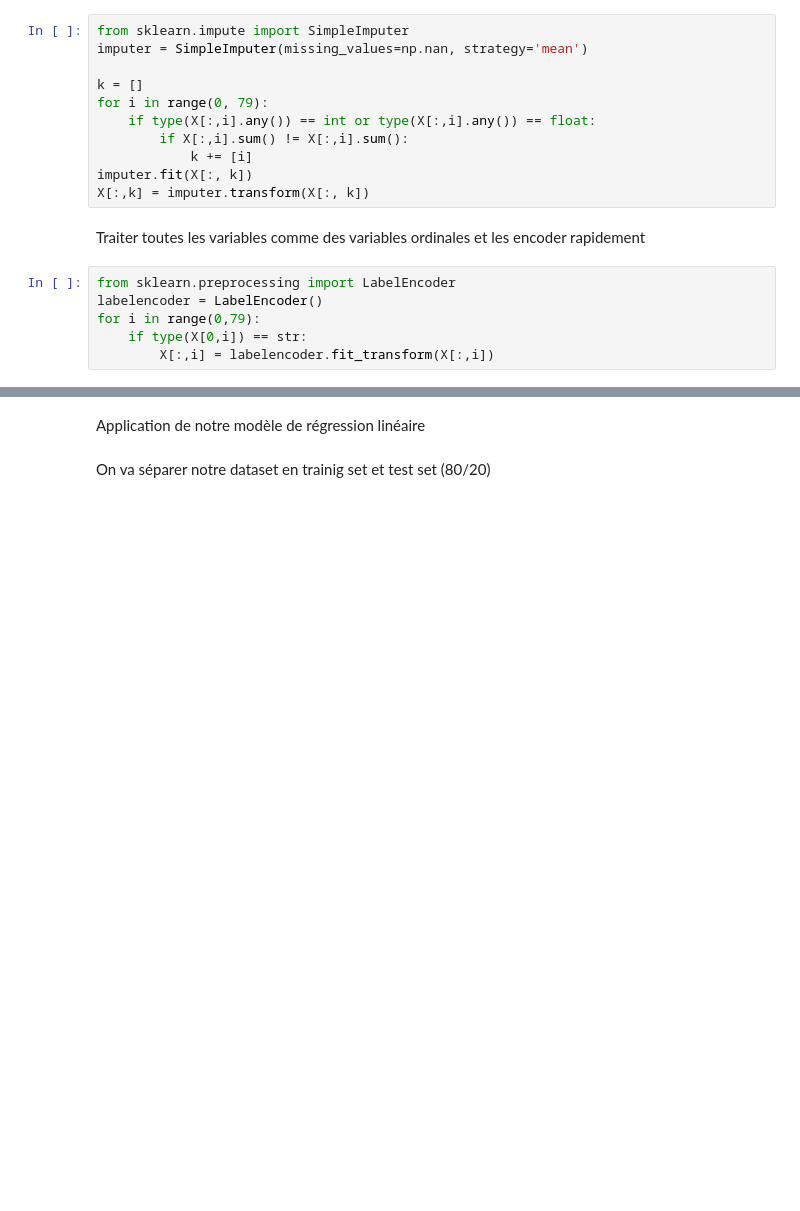
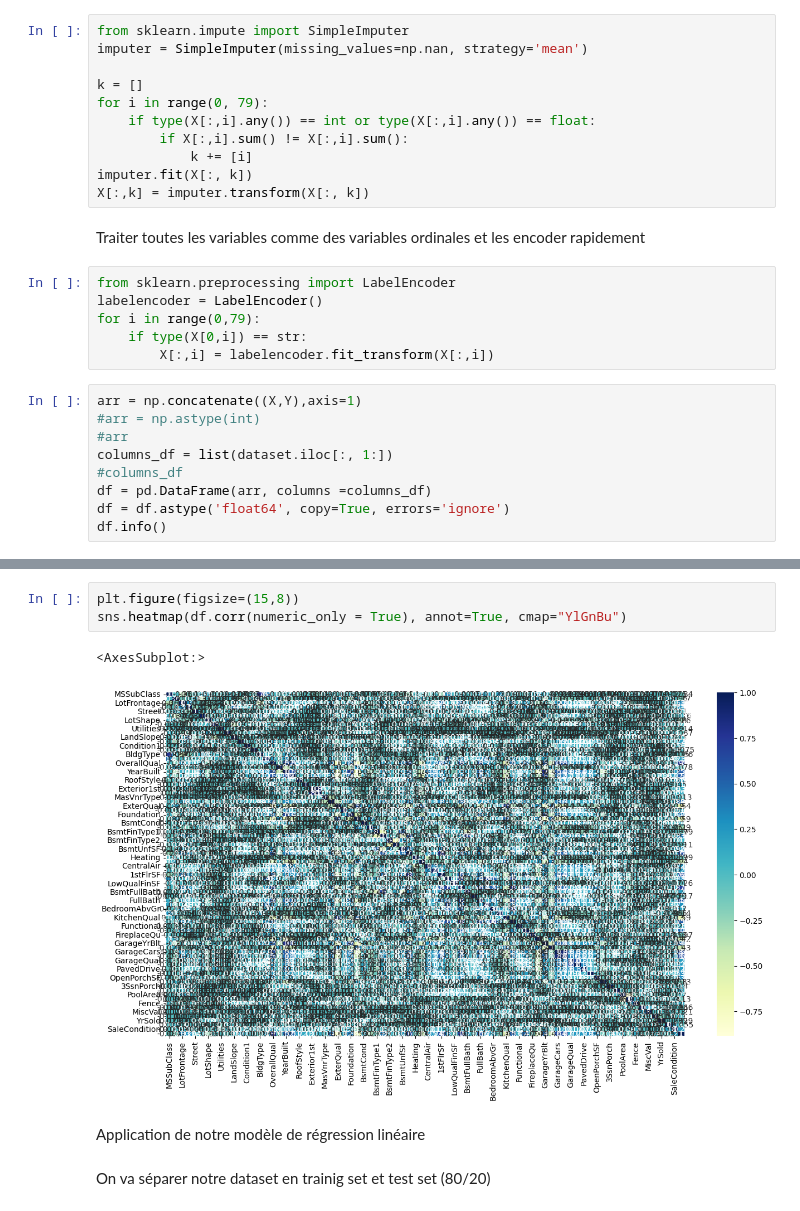
Before and after one commit to Khadimou/SalesPriceML, a Jupyter notebook: house_model.ipynb, the cells around one changed output, grey strips where cells are left out. Drawn from its saved outputs; the diff is of its cells as text; blank space fills up the shorter version.

Commit message:
Just a copy

```diff
--- a/house_model.ipynb
+++ b/house_model.ipynb
@@ -273,3 +260,12 @@ labelencoder = LabelEncoder()
 for i in range(0,79):
     if type(X[0,i]) == str:
         X[:,i] = labelencoder.fit_transform(X[:,i])
+# %%
+arr = np.concatenate((X,Y),axis=1)
+#arr = np.astype(int)
+#arr
+columns_df = list(dataset.iloc[:, 1:])
+#columns_df
+df = pd.DataFrame(arr, columns =columns_df)
+df = df.astype('float64', copy=True, errors='ignore')
+df.info()
@@ -276,3 +327,9 @@ for i in range(0,79):
+# %%
+plt.figure(figsize=(15,8))
+sns.heatmap(df.corr(numeric_only = True), annot=True, cmap="YlGnBu")
+# %% [output]
+<AxesSubplot:>
+[figure, added]
 # %% [markdown]
 Application de notre modèle de régression linéaire
 # %% [markdown]
```
Also changed, not shown: parts of 10 cells of this notebook.
